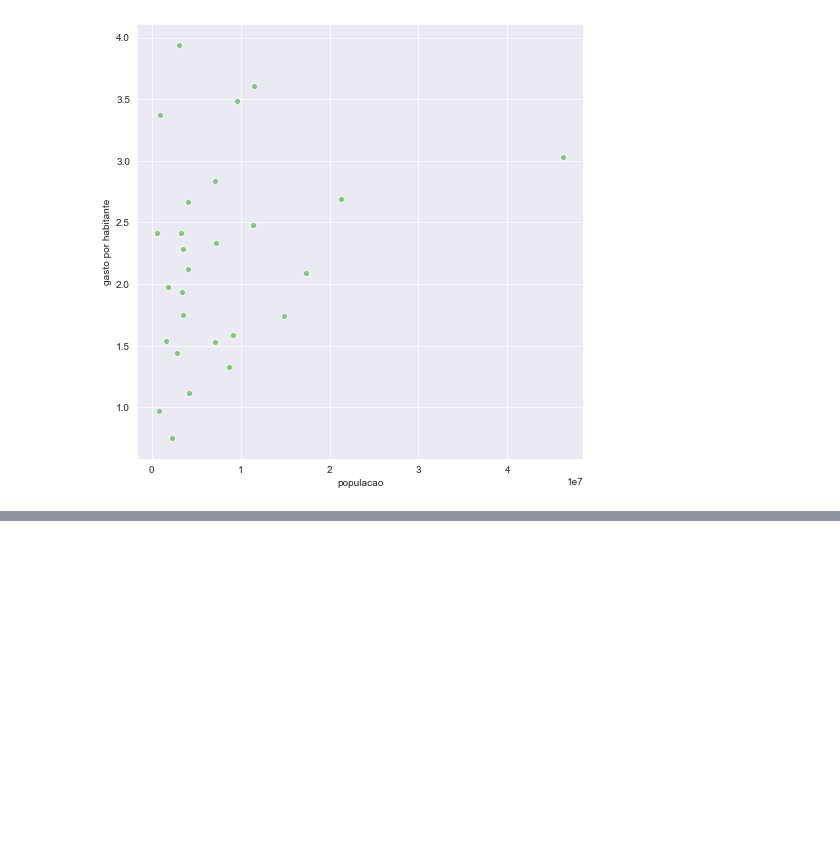
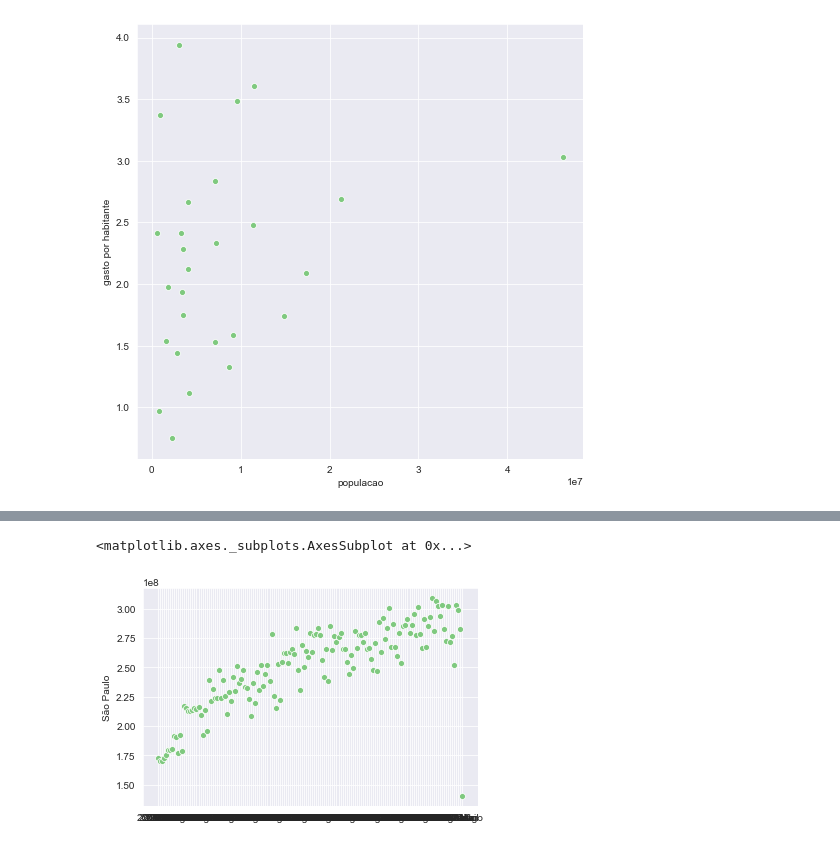
Before and after one commit to Colognesi/Bootcamp-DataScience, a Jupyter notebook: Modulo II - Tratamento, Exploração e Visualização de dados/Projeto/Modulo II.ipynb, the cells around one changed output, grey strips where cells are left out. Saved outputs shown, nothing was run; the diff lists cells and outputs as text; code cells hidden in the pictures; blank space fills up the shorter version.

```diff
--- a/Modulo II - Tratamento, Exploração e Visualização de dados/Projeto/Modulo II.ipynb
+++ b/Modulo II - Tratamento, Exploração e Visualização de dados/Projeto/Modulo II.ipynb
@@ -300,0 +303,3 @@ sns.scatterplot(data = gasto_mensal_habitante, x = 'populacao', y = 'gasto por h
+# %%
+dados_usaveis.index = dados_usaveis.index.str[3:]
+dados_usaveis.head()
@@ -300,0 +315,3 @@ sns.scatterplot(data = gasto_mensal_habitante, x = 'populacao', y = 'gasto por h
+# %%
+dados_selecionados = dados_usaveis.iloc[:, 6:]
+dados_selecionados.head()
@@ -300,0 +327,5 @@ sns.scatterplot(data = gasto_mensal_habitante, x = 'populacao', y = 'gasto por h
+# %%
+sns.scatterplot(x = dados_selecionados.columns, y = dados_selecionados.loc['São Paulo'])
+# %% [output]
+<matplotlib.axes._subplots.AxesSubplot at 0x...>
+[figure, added]
```
Also changed, not shown: parts of 5 cells of this notebook, 1 other file.
